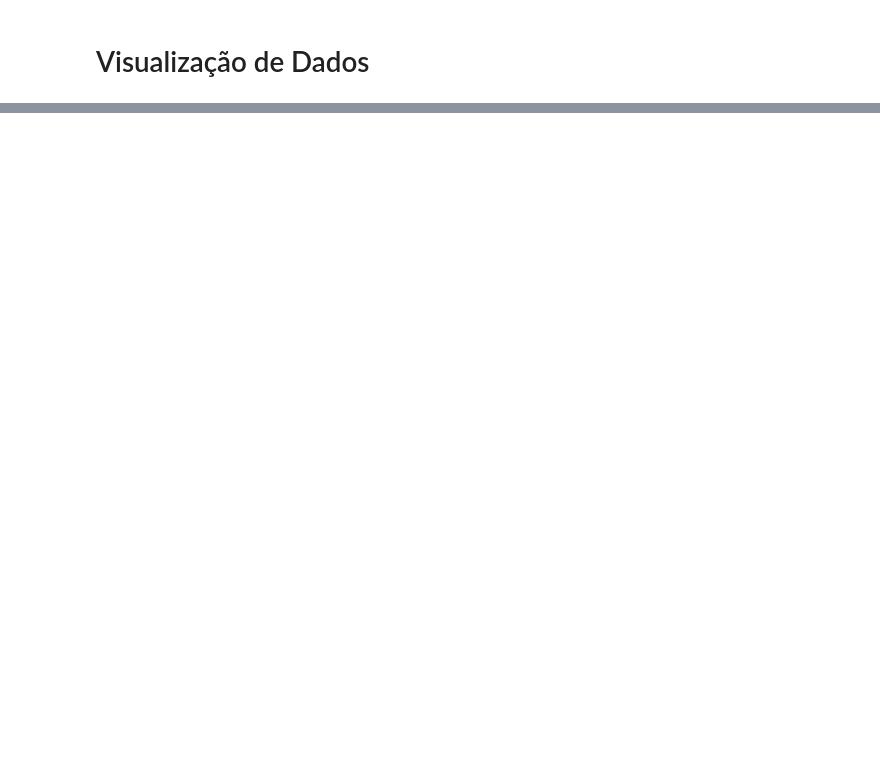
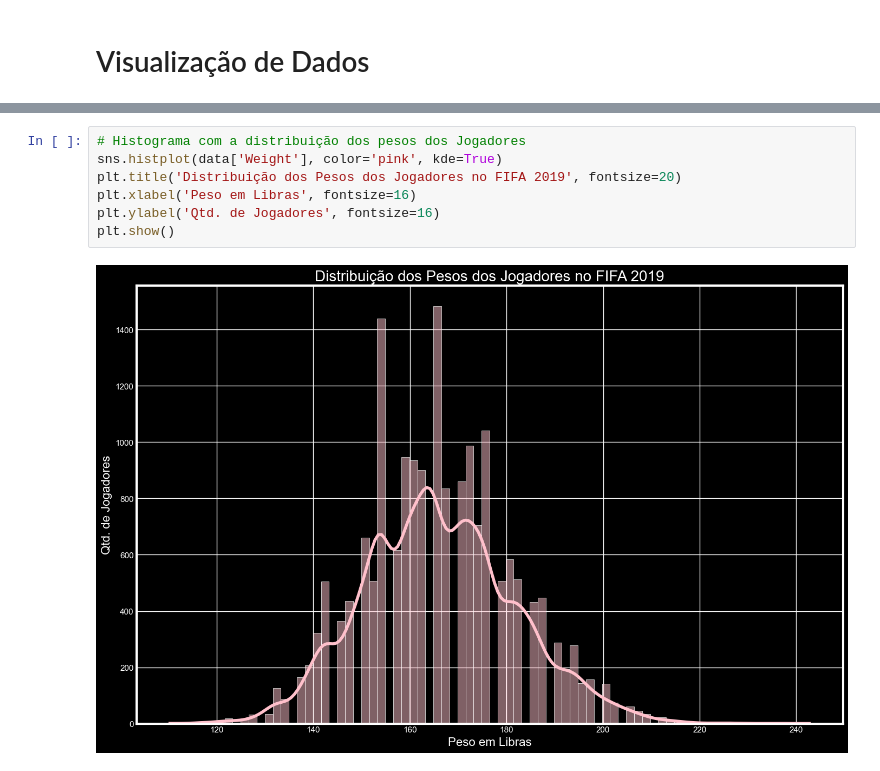
Before and after one commit to mxmlucca/fifa2019analysis, a Jupyter notebook: main.ipynb, the cells around one changed output, grey strips where cells are left out. Drawn from its saved outputs; the diff is of its cells as text; blank space fills up the shorter version.

```diff
--- a/main.ipynb
+++ b/main.ipynb
@@ -268,0 +298,9 @@ plt.show()
+# %%
+# Histograma com a distribuição dos pesos dos Jogadores
+sns.histplot(data['Weight'], color='pink', kde=True)
+plt.title('Distribuição dos Pesos dos Jogadores no FIFA 2019', fontsize=20)
+plt.xlabel('Peso em Libras', fontsize=16)
+plt.ylabel('Qtd. de Jogadores', fontsize=16)
+plt.show()
+# %% [output]
+[figure, added]
```
Also changed, not shown: parts of 15 cells of this notebook.
